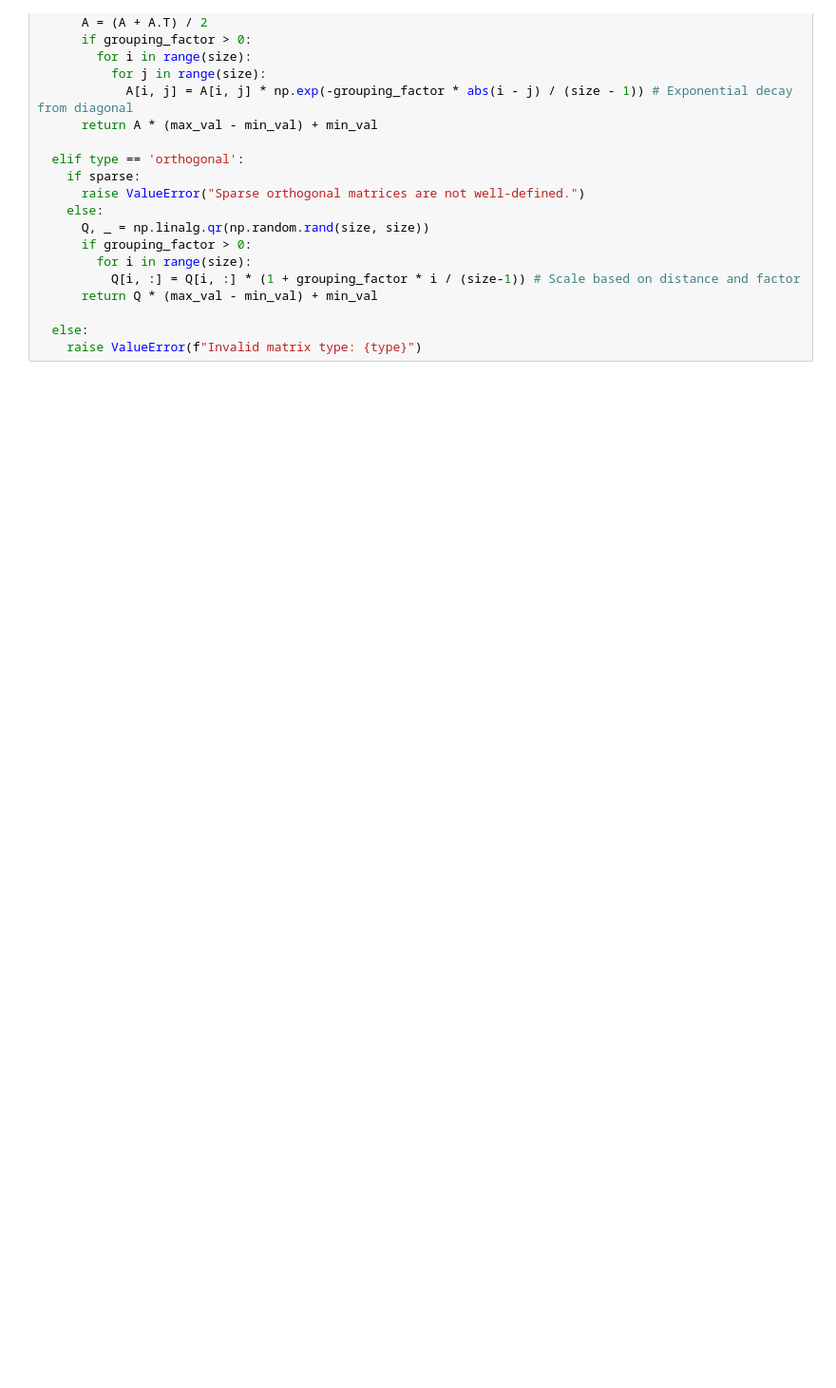
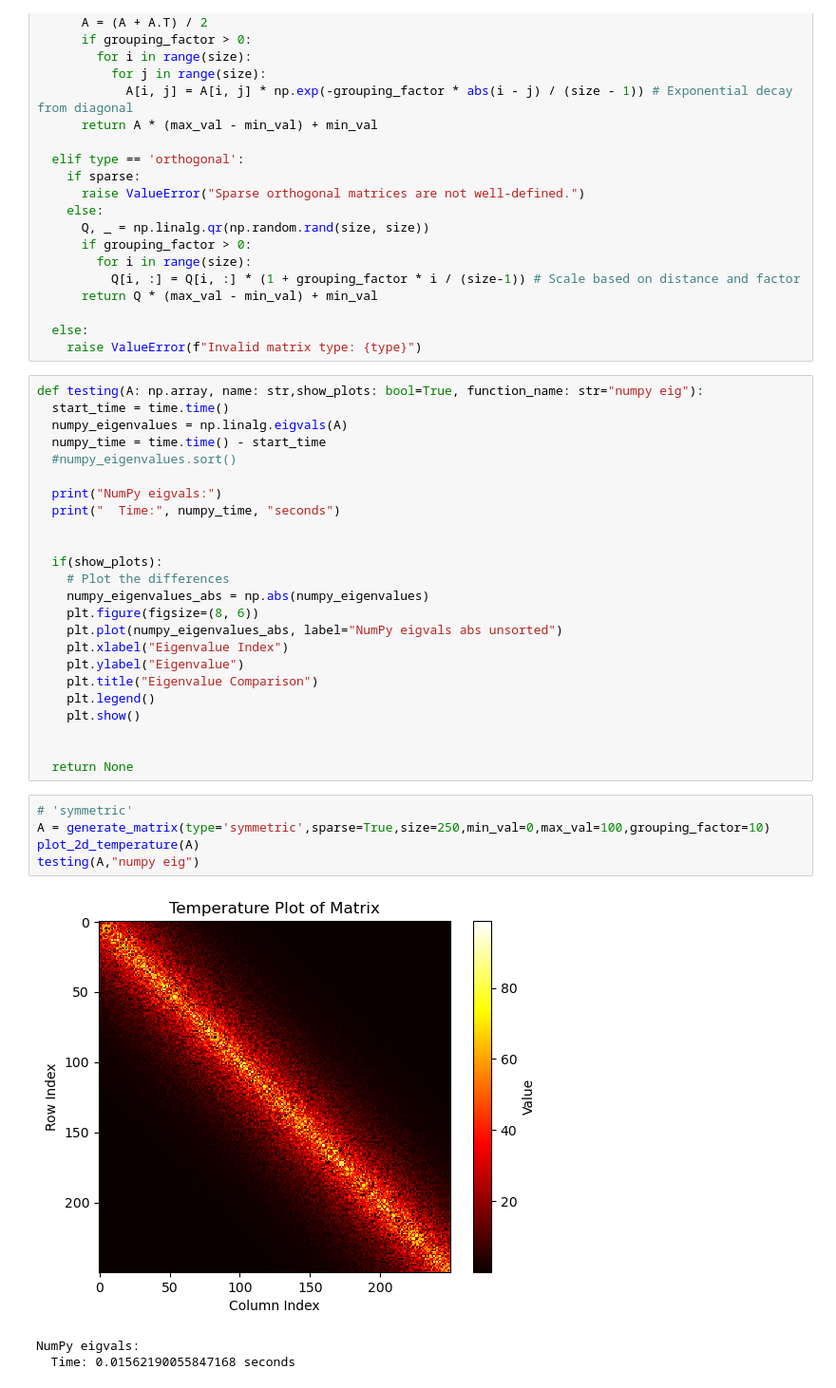
Before and after one commit to alice3e/spbu-fundamentals-of-algorithms, a Jupyter notebook: practicum_7/homework/advanced/testing_np_linalg_eig.ipynb, the cells around one changed output. Shown at 95% size. Drawn from its saved outputs; the diff is of its cells as text; blank space fills up the shorter version.

```diff
--- a/practicum_7/homework/advanced/testing_np_linalg_eig.ipynb
+++ b/practicum_7/homework/advanced/testing_np_linalg_eig.ipynb
@@ -110,3 +110,36 @@ def generate_matrix(type: str, sparse: bool, size: int, min_val: float, max_val:
 
   else:
     raise ValueError(f"Invalid matrix type: {type}")
+# %%
+def testing(A: np.array, name: str,show_plots: bool=True, function_name: str="numpy eig"):
+  start_time = time.time()
+  numpy_eigenvalues = np.linalg.eigvals(A)
+  numpy_time = time.time() - start_time
+  #numpy_eigenvalues.sort()
+
+  print("NumPy eigvals:")
+  print("  Time:", numpy_time, "seconds")
+
+
+  if(show_plots):
+    # Plot the differences
+    numpy_eigenvalues_abs = np.abs(numpy_eigenvalues)
+    plt.figure(figsize=(8, 6))
+    plt.plot(numpy_eigenvalues_abs, label="NumPy eigvals abs unsorted")
+    plt.xlabel("Eigenvalue Index")
+    plt.ylabel("Eigenvalue")
+    plt.title("Eigenvalue Comparison")
+    plt.legend()
+    plt.show()
+
+
+  return None
+# %%
+# 'symmetric'
+A = generate_matrix(type='symmetric',sparse=True,size=250,min_val=0,max_val=100,grouping_factor=10)
+plot_2d_temperature(A)
+testing(A,"numpy eig")
+# %% [output]
+[figure, added]
+NumPy eigvals:
+  Time: 0.01562190055847168 seconds
```
Also changed, not shown: parts of 4 cells of this notebook, 15 other files.
